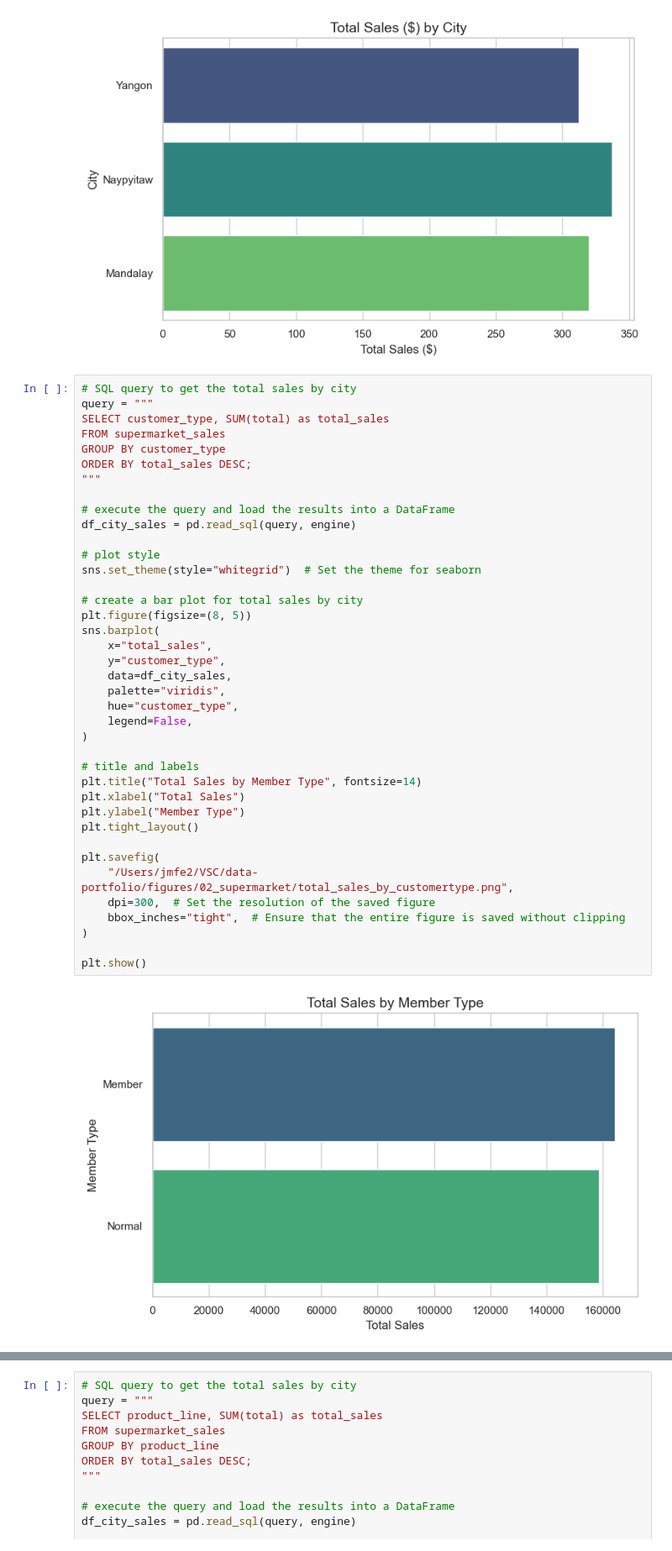
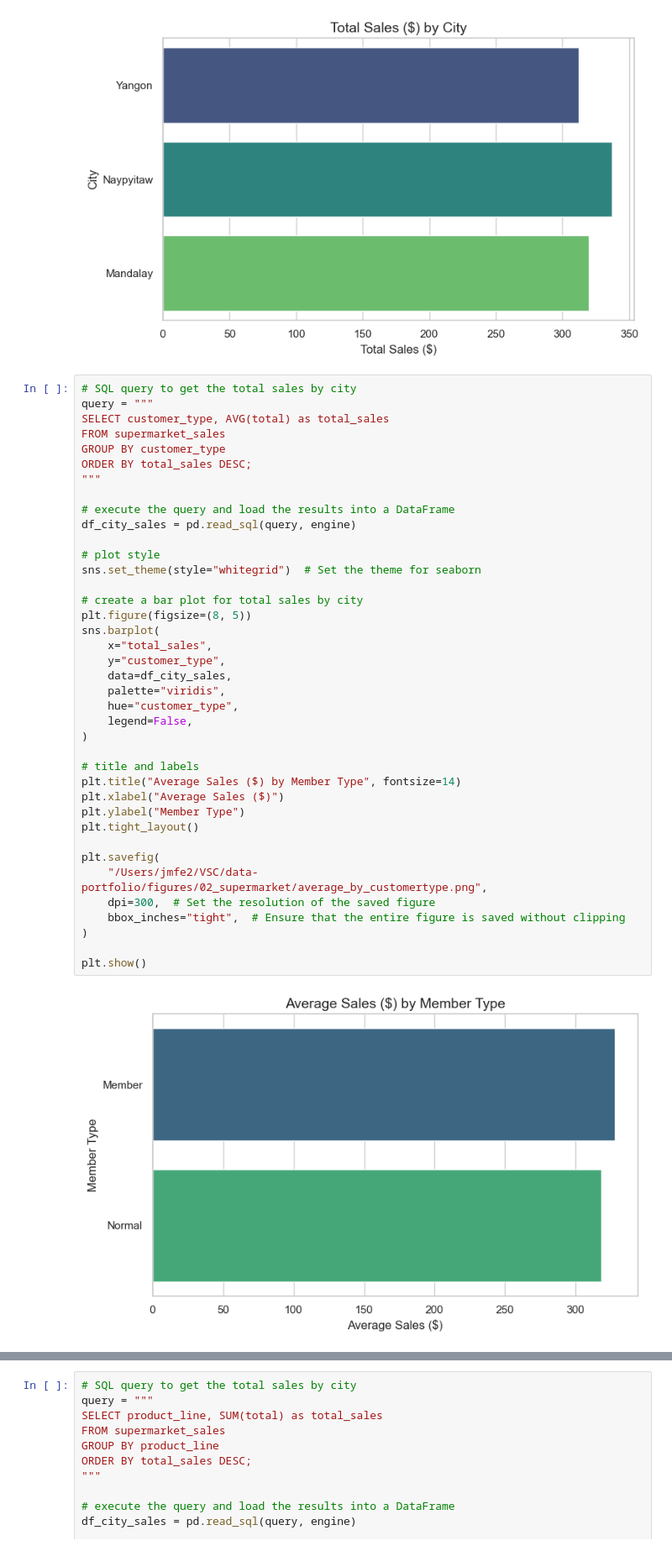
Before and after one commit to jmfe2/data-portfolio, a Jupyter notebook: notebooks/02_supermarket_sales/02_supermarket_postgresql.ipynb, the cells around one changed output, grey strips where cells are left out. Shown at 84% size. Drawn from its saved outputs; the diff is of its cells as text.

```diff
--- a/notebooks/02_supermarket_sales/02_supermarket_postgresql.ipynb
+++ b/notebooks/02_supermarket_sales/02_supermarket_postgresql.ipynb
@@ -282,44 +282,44 @@ plt.show()
 # %%
 # SQL query to get the total sales by city
 query = """
-SELECT customer_type, SUM(total) as total_sales
+SELECT customer_type, AVG(total) as total_sales
 FROM supermarket_sales
 GROUP BY customer_type
 ORDER BY total_sales DESC;
 """
 
 # execute the query and load the results into a DataFrame
 df_city_sales = pd.read_sql(query, engine)
 
 # plot style
 sns.set_theme(style="whitegrid")  # Set the theme for seaborn
 
 # create a bar plot for total sales by city
 plt.figure(figsize=(8, 5))
 sns.barplot(
     x="total_sales",
     y="customer_type",
     data=df_city_sales,
     palette="viridis",
     hue="customer_type",
     legend=False,
 )
 
 # title and labels
-plt.title("Total Sales by Member Type", fontsize=14)
-plt.xlabel("Total Sales")
+plt.title("Average Sales ($) by Member Type", fontsize=14)
+plt.xlabel("Average Sales ($)")
 plt.ylabel("Member Type")
 plt.tight_layout()
 
 plt.savefig(
-    "/Users/jmfe2/VSC/data-portfolio/figures/02_supermarket/total_sales_by_customertype.png",
+    "/Users/jmfe2/VSC/data-portfolio/figures/02_supermarket/average_by_customertype.png",
     dpi=300,  # Set the resolution of the saved figure
     bbox_inches="tight",  # Ensure that the entire figure is saved without clipping
 )
 
 plt.show()
 # %% [output]
-[figure, old version]
+[figure, new version]
 # %%
 # SQL query to get the total sales by city
 query = """
```
Also changed, not shown: parts of 3 cells of this notebook, 1 other file.
